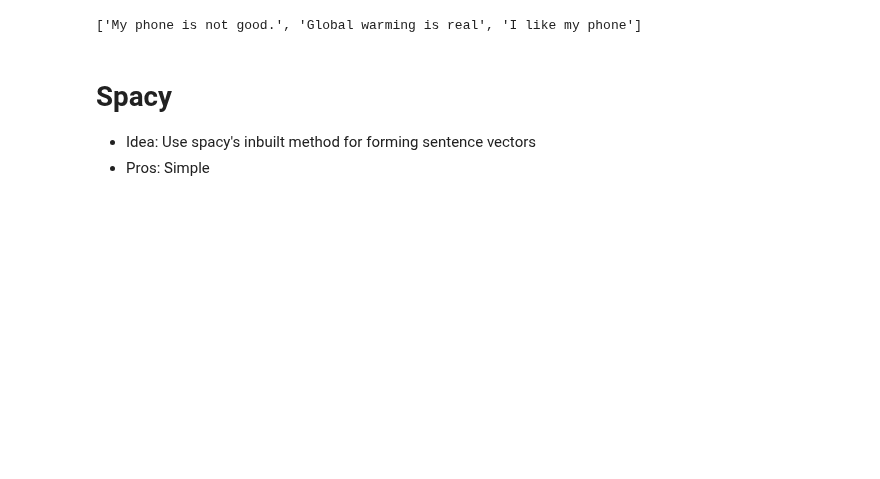
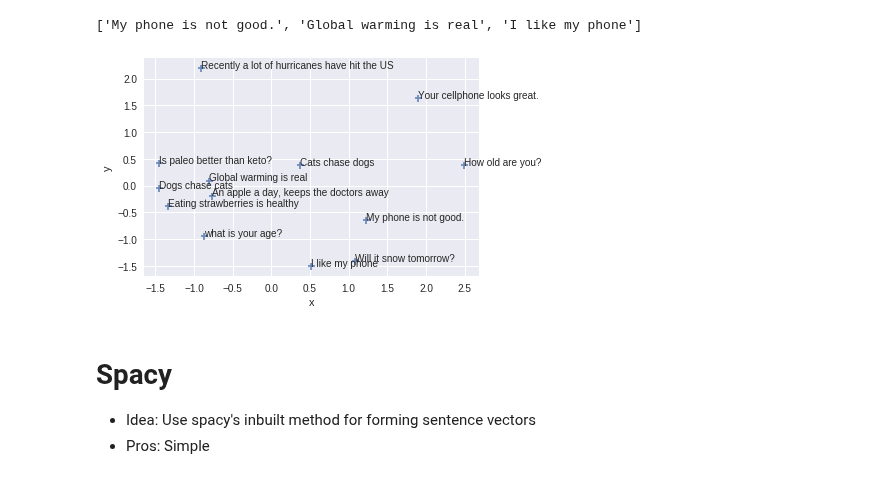
Before and after one commit to mohammedterry/NLP_for_ML, a Jupyter notebook: Sentence_Embeddings.ipynb, the cells around one changed output. Drawn from its saved outputs; the diff is of its cells as text; code cells hidden in the pictures; blank space fills up the shorter version.

```diff
--- a/Sentence_Embeddings.ipynb
+++ b/Sentence_Embeddings.ipynb
@@ -33,6 +33,19 @@ def most_similar(vector, other_vectors):
   ranked_candidates_idx = sorted([(score,idx) for idx,score in enumerate(scores)])
   ranked_candidates = [example_sentences[idx] for _,idx in ranked_candidates_idx[:3]]
   return ranked_candidates
+# %%
+def plot_sentences(sentences, svectors):
+  %matplotlib inline
+  from sklearn.decomposition import PCA
+  pca = PCA(n_components=2)
+  principalComponents = pca.fit_transform(svectors)
+
+  import pandas as pd
+  dataframe = pd.DataFrame(data = principalComponents, columns = ['x', 'y'])
+
+  import seaborn as sns
+  graph=sns.regplot(data=dataframe, x="x", y="y", fit_reg=False, marker="+")
+  [graph.text(x, y, s) for x,y,s in zip(dataframe['x'],dataframe['y'],sentences)]
 # %% [markdown]
 # Char2Vec
 
@@ -58,6 +76,10 @@ c2v_vectors = char2vec(example_sentences)
 most_similar(char2vec(["i like my cell phone"]), c2v_vectors)
 # %% [output]
 ['My phone is not good.', 'Global warming is real', 'I like my phone']
+# %%
+plot_sentences(example_sentences, c2v_vectors)
+# %% [output]
+[figure, added]
 # %% [markdown]
 # Spacy
 * Idea: Use spacy's inbuilt method for forming sentence vectors
```
Also changed, not shown: parts of 55 cells of this notebook.
